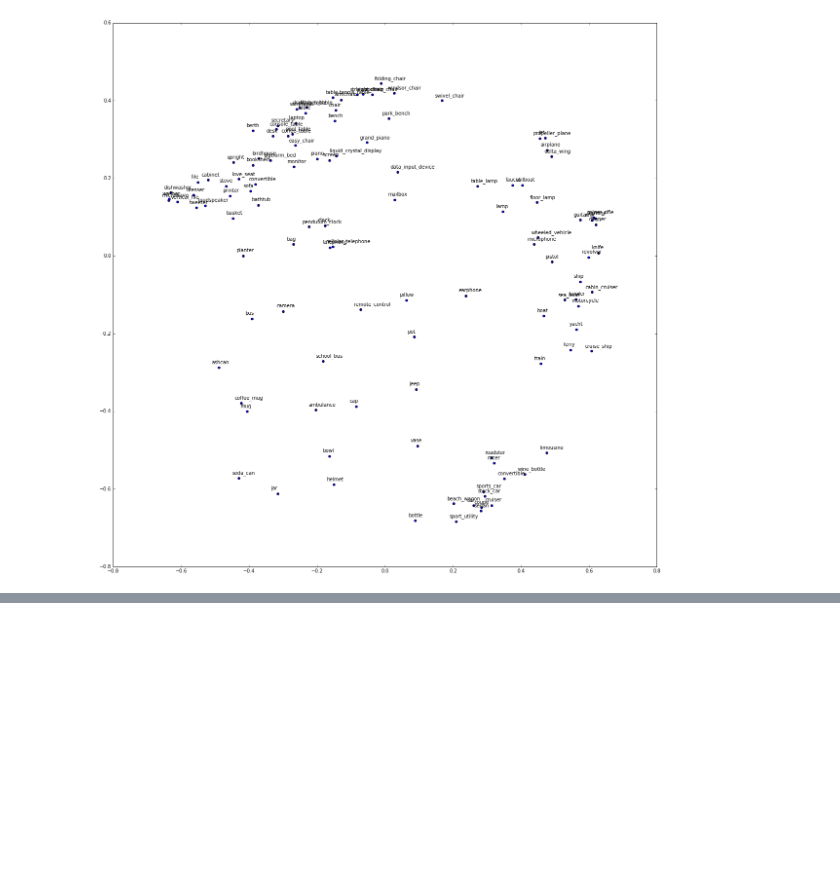
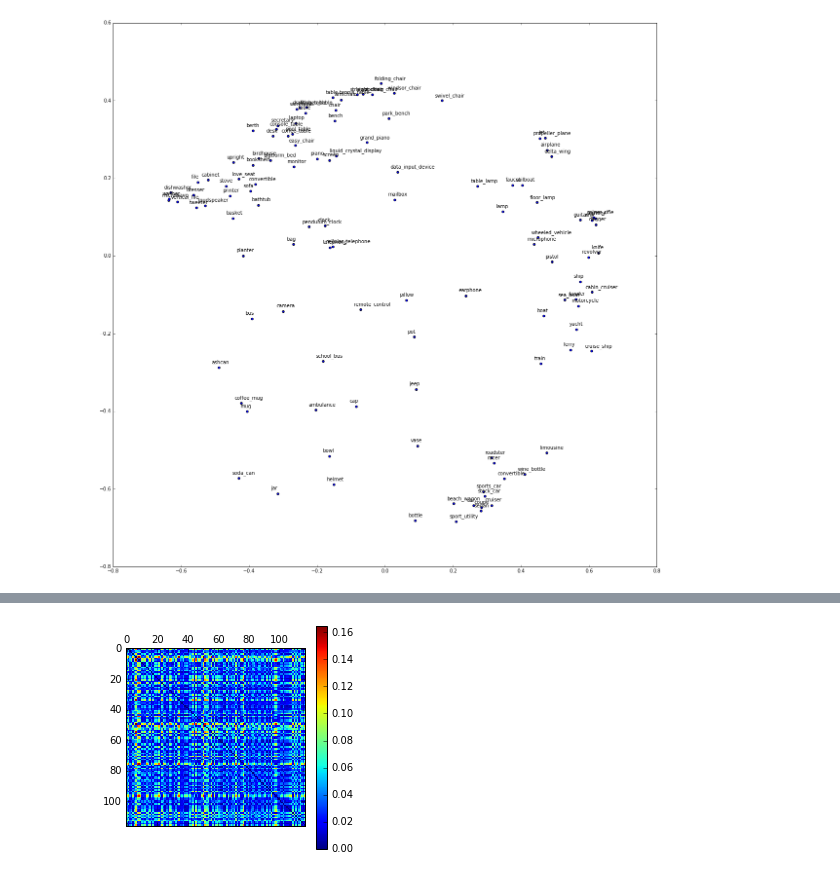
Before and after one commit to neuroailab/barrel, a Jupyter notebook: ipython_note_anlys/Response_analysis.ipynb, the cells around one changed output, grey strips where cells are left out. Saved outputs shown, nothing was run; the diff lists cells and outputs as text; code cells hidden in the pictures; blank space fills up the shorter version.

```diff
--- a/ipython_note_anlys/Response_analysis.ipynb
+++ b/ipython_note_anlys/Response_analysis.ipynb
@@ -386,0 +389,34 @@ for indx_cate in xrange(num_cate):
+# %%
+def load_and_show_one(path_to_mat, with_rename = None, remap_arr = None):
+    dis_mat = cPickle.load(open(path_to_mat, 'r'))
+    if not with_rename is None:
+        if remap_arr is None:
+            remap_arr = range(np.max(with_rename))
+        #new_order = sorted(range(len(with_rename)),key=lambda x:with_rename[x])
+        new_order = sorted(range(len(with_rename)),key=lambda x:remap_arr.index(with_rename[x]))
+
+        help_order = sorted(with_rename, key=lambda x:remap_arr[x])
+        #for indx, which in enumerate(help_order):
+        #    print(indx, which)
+
+        new_dis_mat = np.zeros(dis_mat.shape)
+        for nindx_x, ind_x in enumerate(new_order):
+            for nindx_y, ind_y in enumerate(new_order):
+                new_dis_mat[nindx_x, nindx_y] = dis_mat[ind_x, ind_y]
+
+        dis_mat = new_dis_mat
+
+    #plt.matshow(dis_mat, vmin=0, vmax=1.5, cmap='jet', aspect='auto', fignum = False)
+    plt.matshow(dis_mat, cmap='jet', aspect='auto', fignum = False)
+    plt.colorbar()
+
+def load_and_show(path_to_mat, with_rename = None, fig_size = (13, 15), remap_arr = None,
+                 subplot_sug = None, list_var = None):
+    fig = plt.figure(figsize=fig_size)
+    if list_var is None:
+        load_and_show_one(path_to_mat, with_rename = with_rename, remap_arr = remap_arr)
+    else:
+        subplot_config = subplot_sug if not subplot_sug is None else [len(list_var)]
+        for nindx, indx_tmp in enumerate(list_var):
+            plt.subplot(*(subplot_config + [nindx+1]))
+            load_and_show_one(path_to_mat % indx_tmp,  with_rename = with_rename, remap_arr = remap_arr)
@@ -386,0 +439,4 @@ for indx_cate in xrange(num_cate):
+# %%
+load_and_show('/mnt/data/chengxuz/barrel/val_RDMs/temp_spa_RDMs/RDM_conv1_0.pkl')
+# %% [output]
+[figure, added]
```
Also changed, not shown: parts of 45 cells of this notebook, 1 other file.
